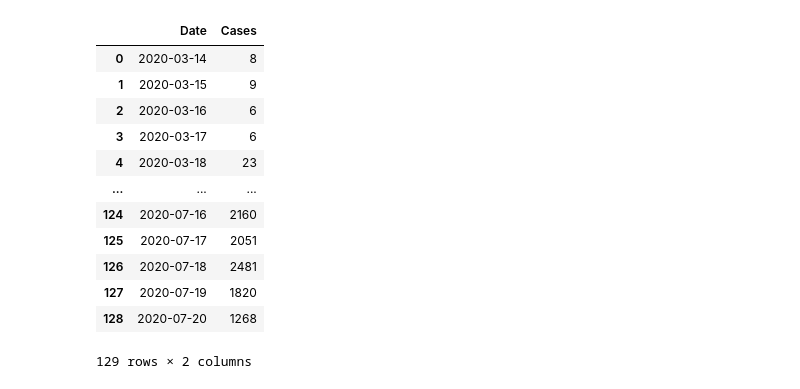
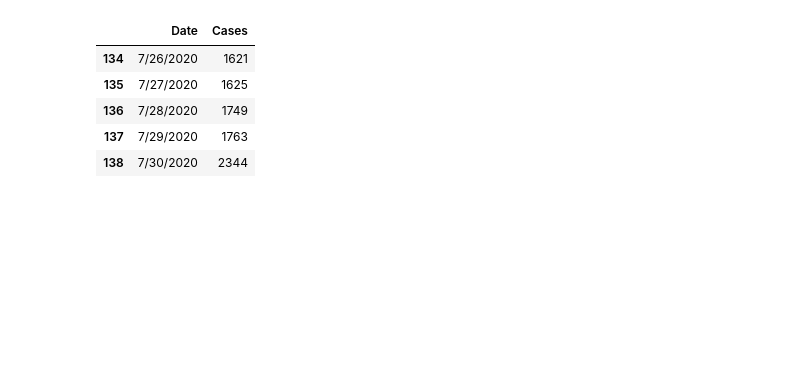
Before and after one commit to LoriHarris/CovidDashboard, a Jupyter notebook: Covid_Cases_Over_time.ipynb, the cells around one changed output. Drawn from its saved outputs; the diff is of its cells as text; code cells hidden in the pictures; blank space fills up the shorter version.

```diff
--- a/Covid_Cases_Over_time.ipynb
+++ b/Covid_Cases_Over_time.ipynb
@@ -10,20 +13,13 @@ import numpy as np
 # %%
 df = pd.read_csv('daily_cases.csv', infer_datetime_format = True, parse_dates = True)
 # %%
-df
+df.tail()
 # %% [output]
 |  | Date | Cases |
-| 0 | 2020-03-14 | 8 |
-| 1 | 2020-03-15 | 9 |
-| 2 | 2020-03-16 | 6 |
-| 3 | 2020-03-17 | 6 |
-| 4 | 2020-03-18 | 23 |
-| ... | ... | ... |
-| 124 | 2020-07-16 | 2160 |
-| 125 | 2020-07-17 | 2051 |
-| 126 | 2020-07-18 | 2481 |
-| 127 | 2020-07-19 | 1820 |
-| 128 | 2020-07-20 | 1268 |
+| 134 | 7/26/2020 | 1621 |
+| 135 | 7/27/2020 | 1625 |
+| 136 | 7/28/2020 | 1749 |
+| 137 | 7/29/2020 | 1763 |
+| 138 | 7/30/2020 | 2344 |
-129 rows × 2 columns
 # %%
 df.dropna(inplace = True)
```
Also changed, not shown: parts of 30 cells of this notebook, 3 other files.
